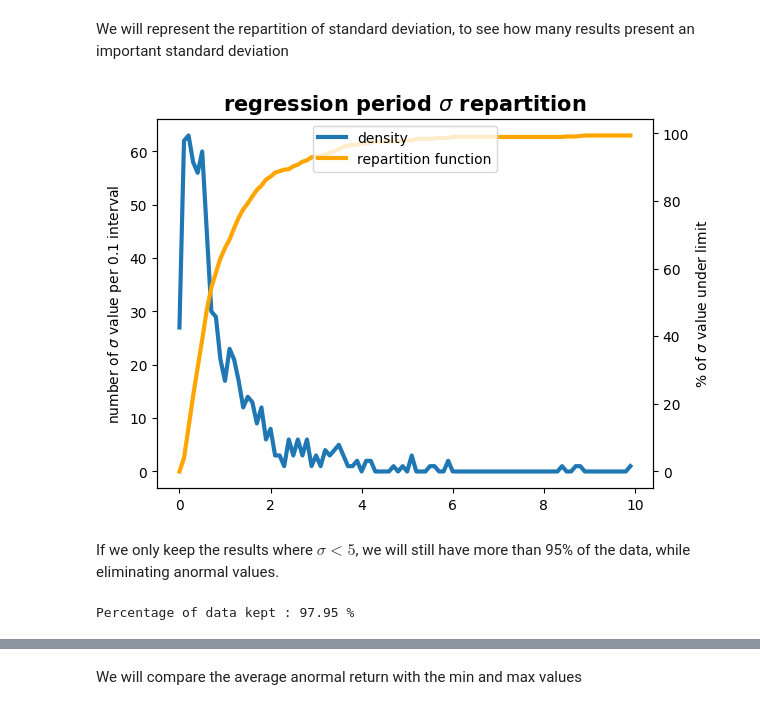
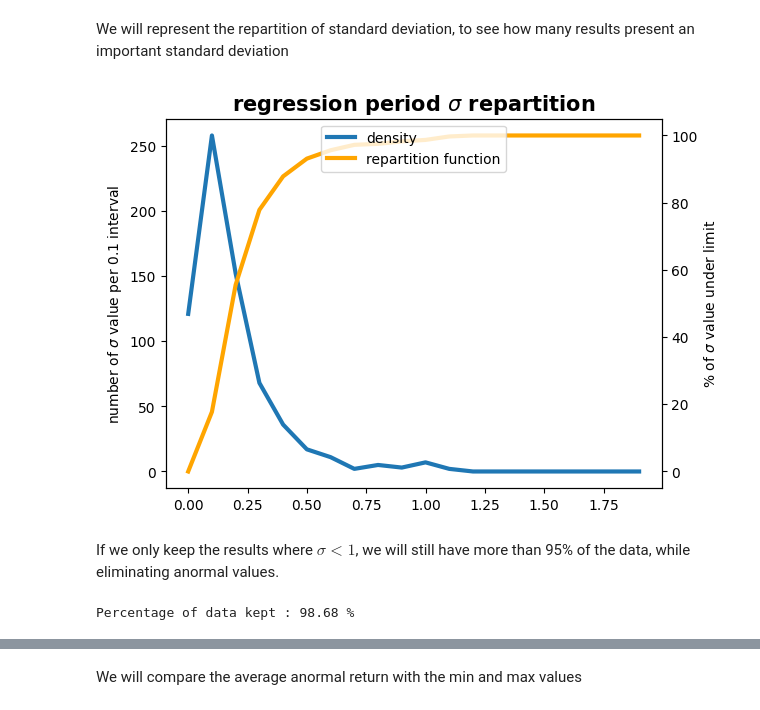
Before and after one commit to alexandrebois/TR-Stock_market_recation_mitigation_target, a Jupyter notebook: 3 -Heterogeneity.ipynb, the cells around one changed output, grey strips where cells are left out. Cells and saved outputs as stored; diff of their text form; code cells hidden in the pictures.

```diff
--- a/3 -Heterogeneity.ipynb
+++ b/3 -Heterogeneity.ipynb
@@ -44,36 +44,36 @@ Average standart deviation : 1.0752814499415833
 # %% [markdown]
 We will represent the repartition of standard deviation, to see how many results present an important standard deviation
 # %%
-Sigma_density = np.array([np.sum(np.logical_and(Sigma < 0.1*(i+1) , Sigma >=  0.1*i)) for i in range(100)])
-Sigma_inf_percentage = np.array([ np.sum( Sigma< 0.1*i)*100/len(Sigma) for i in range(100)])
-x = np.array([ 0.1 * i  for i in range(100)])
+Sigma_density = np.array([np.sum(np.logical_and(Sigma < 0.1*(i+1) , Sigma >=  0.1*i)) for i in range(20)])
+Sigma_inf_percentage = np.array([ np.sum( Sigma< 0.1*i)*100/len(Sigma) for i in range(20)])
+x = np.array([ 0.1 * i  for i in range(20)])
 
 fig, ax = plt.subplots()
 ax.plot(x, Sigma_density, linewidth = 3)
 ax.set_ylabel('number of $\sigma$ value per 0.1 interval')
 
 
 ax2 = ax.twinx()
 ax2.plot(x, Sigma_inf_percentage,  color = 'orange', linewidth = 3)
 ax2.set_ylabel('$\%$ of $\sigma$ value under limit')
 
 lines = [ax.get_lines()[0], ax2.get_lines()[0]]
 plt.legend(lines, ['density', 'repartition function'], loc="upper center")
 plt.title('regression period $\sigma$ repartition', fontsize = 15 , fontweight = 'semibold')
 #plt.savefig(path.join(result_folder, 'sigma_repartition.png' ))
 plt.show();
 # %% [output]
-[figure, old version]
+[figure, new version]
 # %% [markdown]
-If we only keep the results where $\sigma < 5$, we will still have more than 95% of the data, while eliminating anormal values.
+If we only keep the results where $\sigma < 1$, we will still have more than 95% of the data, while eliminating anormal values.
 # %%
-filter = Sigma < 5
+filter = Sigma < 1
 df_filtered = df[filter]
 new_Sigma = Sigma[filter]
 frac = np.round( (len(df_filtered)/ len(df))*100, 2)
 print(f'Percentage of data kept : {frac} %')
 # %% [output]
-Percentage of data kept : 97.95 %
+Percentage of data kept : 98.68 %
 # %%
 average = df_filtered.mean()
 Average = average.mean()*np.ones(11)
```
Also changed, not shown: parts of 19 cells of this notebook, 2 other files.
